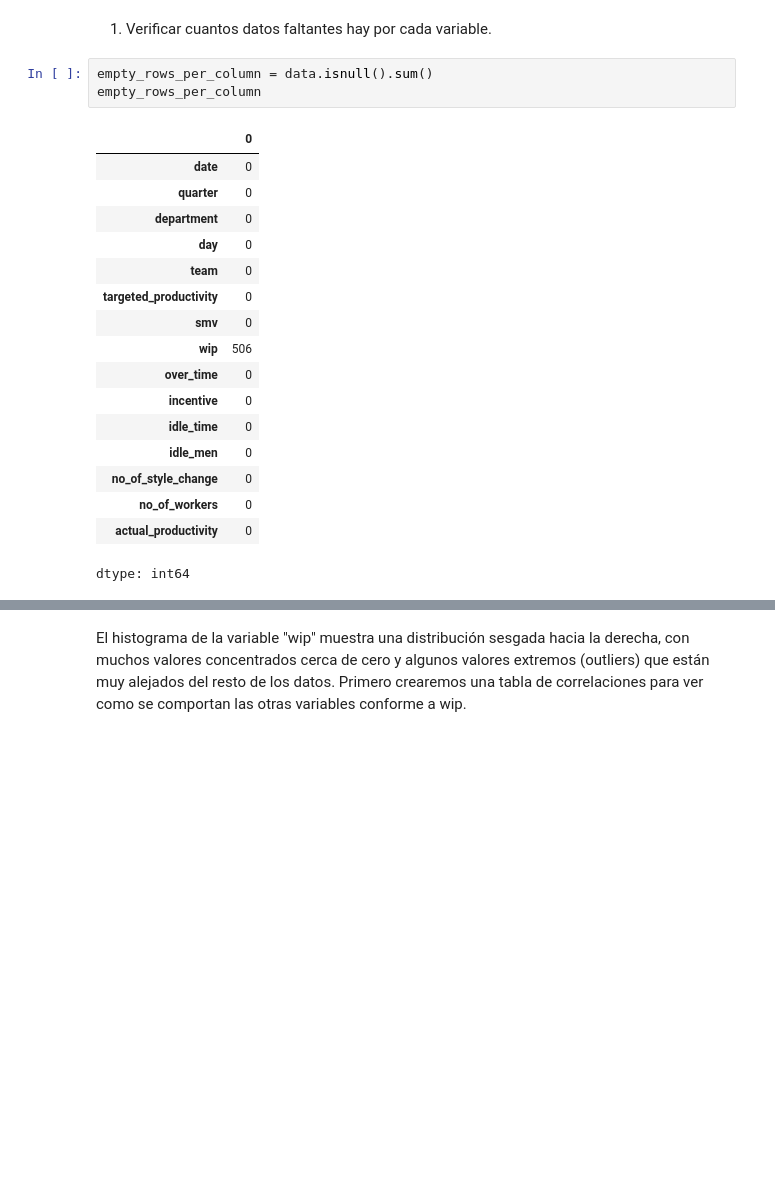
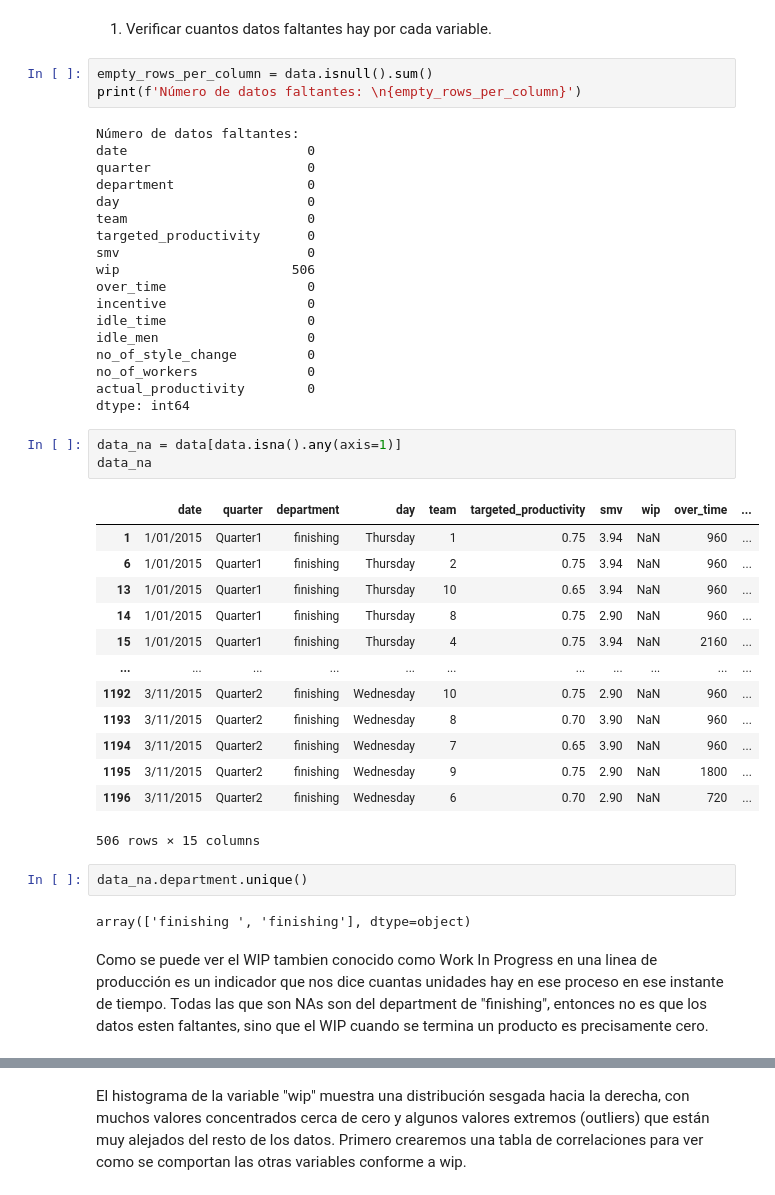
Before and after one commit to cduquee/taller-productividad-manufactura, a Jupyter notebook: taller-manufactura.ipynb, the cells around one changed output, grey strips where cells are left out. Cells and saved outputs as stored; diff of their text form; blank space fills up the shorter version.

```diff
--- a/taller-manufactura.ipynb
+++ b/taller-manufactura.ipynb
@@ -109,22 +113,45 @@ data.describe()
 1. Verificar cuantos datos faltantes hay por cada variable.
 # %%
 empty_rows_per_column = data.isnull().sum()
-empty_rows_per_column
+print(f'Número de datos faltantes: \n{empty_rows_per_column}')
 # %% [output]
-|  | 0 |
-| date | 0 |
-| quarter | 0 |
-| department | 0 |
-| day | 0 |
-| team | 0 |
-| targeted_productivity | 0 |
-| smv | 0 |
-| wip | 506 |
-| over_time | 0 |
-| incentive | 0 |
-| idle_time | 0 |
-| idle_men | 0 |
-| no_of_style_change | 0 |
-| no_of_workers | 0 |
-| actual_productivity | 0 |
+Número de datos faltantes:
+date                       0
+quarter                    0
+department                 0
+day                        0
+team                       0
+targeted_productivity      0
+smv                        0
+wip                      506
+over_time                  0
+incentive                  0
+idle_time                  0
+idle_men                   0
+no_of_style_change         0
+no_of_workers              0
+actual_productivity        0
 dtype: int64
+# %%
+data_na = data[data.isna().any(axis=1)]
+data_na
+# %% [output]
+|  | date | quarter | department | day | team | targeted_productivity | smv | wip | over_time | ... |
+| 1 | 1/01/2015 | Quarter1 | finishing | Thursday | 1 | 0.75 | 3.94 | NaN | 960 | ... |
+| 6 | 1/01/2015 | Quarter1 | finishing | Thursday | 2 | 0.75 | 3.94 | NaN | 960 | ... |
+| 13 | 1/01/2015 | Quarter1 | finishing | Thursday | 10 | 0.65 | 3.94 | NaN | 960 | ... |
+| 14 | 1/01/2015 | Quarter1 | finishing | Thursday | 8 | 0.75 | 2.90 | NaN | 960 | ... |
+| 15 | 1/01/2015 | Quarter1 | finishing | Thursday | 4 | 0.75 | 3.94 | NaN | 2160 | ... |
+| ... | ... | ... | ... | ... | ... | ... | ... | ... | ... | ... |
+| 1192 | 3/11/2015 | Quarter2 | finishing | Wednesday | 10 | 0.75 | 2.90 | NaN | 960 | ... |
+| 1193 | 3/11/2015 | Quarter2 | finishing | Wednesday | 8 | 0.70 | 3.90 | NaN | 960 | ... |
+| 1194 | 3/11/2015 | Quarter2 | finishing | Wednesday | 7 | 0.65 | 3.90 | NaN | 960 | ... |
+| 1195 | 3/11/2015 | Quarter2 | finishing | Wednesday | 9 | 0.75 | 2.90 | NaN | 1800 | ... |
+| 1196 | 3/11/2015 | Quarter2 | finishing | Wednesday | 6 | 0.70 | 2.90 | NaN | 720 | ... |
+506 rows × 15 columns
+# %%
+data_na.department.unique()
+# %% [output]
+array(['finishing ', 'finishing'], dtype=object)
+# %% [markdown]
+Como se puede ver el WIP tambien conocido como Work In Progress en una linea de producción es un indicador que nos dice cuantas unidades hay en ese proceso en ese instante de tiempo. Todas las que son NAs son del department de "finishing", entonces no es que los datos esten faltantes, sino que el WIP cuando se termina un producto es precisamente cero.
```
Also changed, not shown: parts of 27 cells of this notebook.
